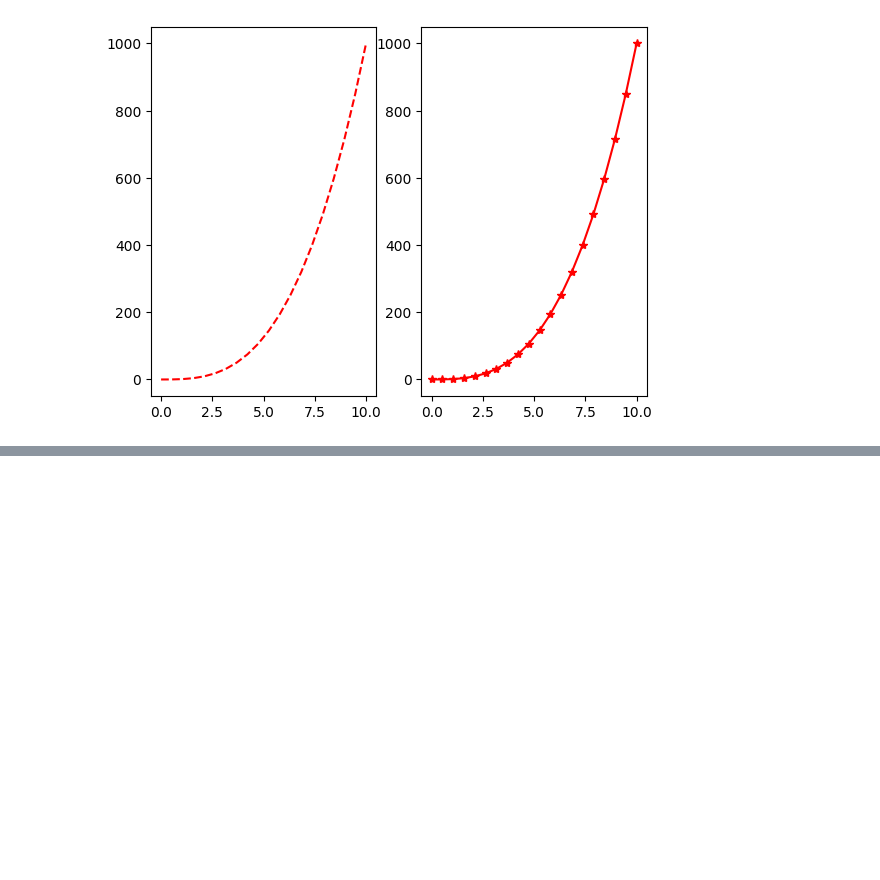
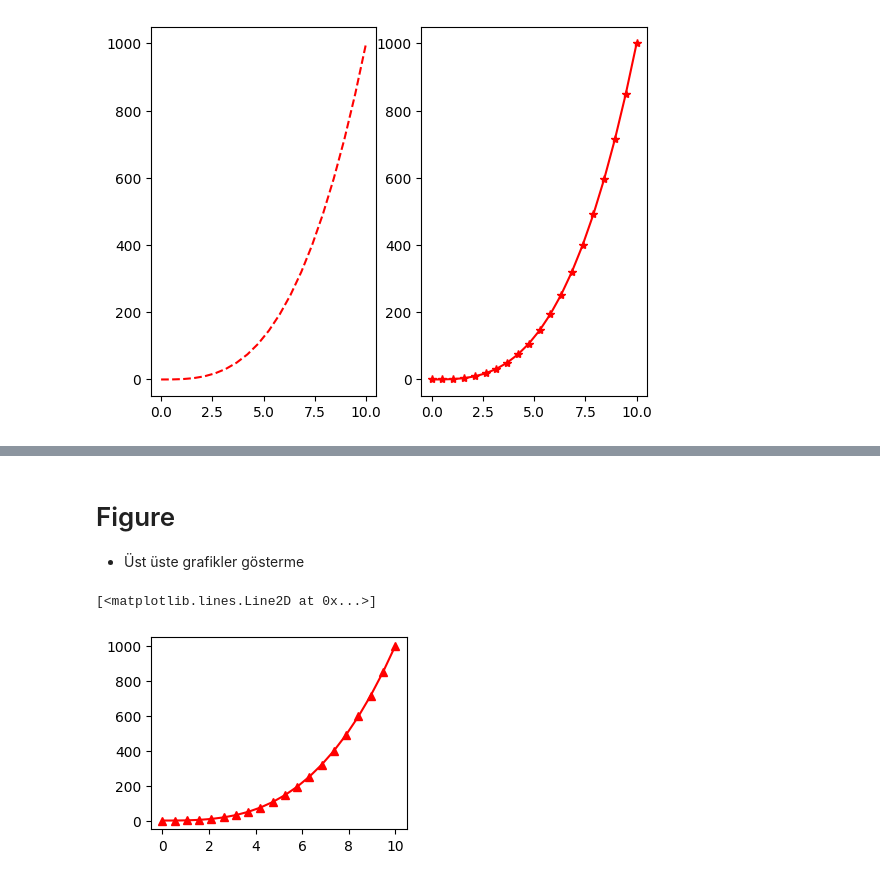
Before and after one commit to osmantemel/data-science, a Jupyter notebook: Matplotlib/1.ipynb, the cells around one changed output, grey strips where cells are left out. Cells and saved outputs as stored; diff of their text form; code cells hidden in the pictures; blank space fills up the shorter version.

```diff
--- a/Matplotlib/1.ipynb
+++ b/Matplotlib/1.ipynb
@@ -63,0 +78,10 @@ plt.plot(dizi,dizi2,"r*-")
+# %% [markdown]
+# Figure
+* Üst üste grafikler gösterme
+# %%
+figure = plt.figure()
+figureaxes =figure.add_axes([0.2,0.2,0.4,0.4]) #0.4 ler with ve height
+figureaxes.plot(dizi,dizi2,"r^-")
+# %% [output]
+[<matplotlib.lines.Line2D at 0x...>]
+[figure, added]
```
Also changed, not shown: parts of 4 cells of this notebook, 3 other files.
